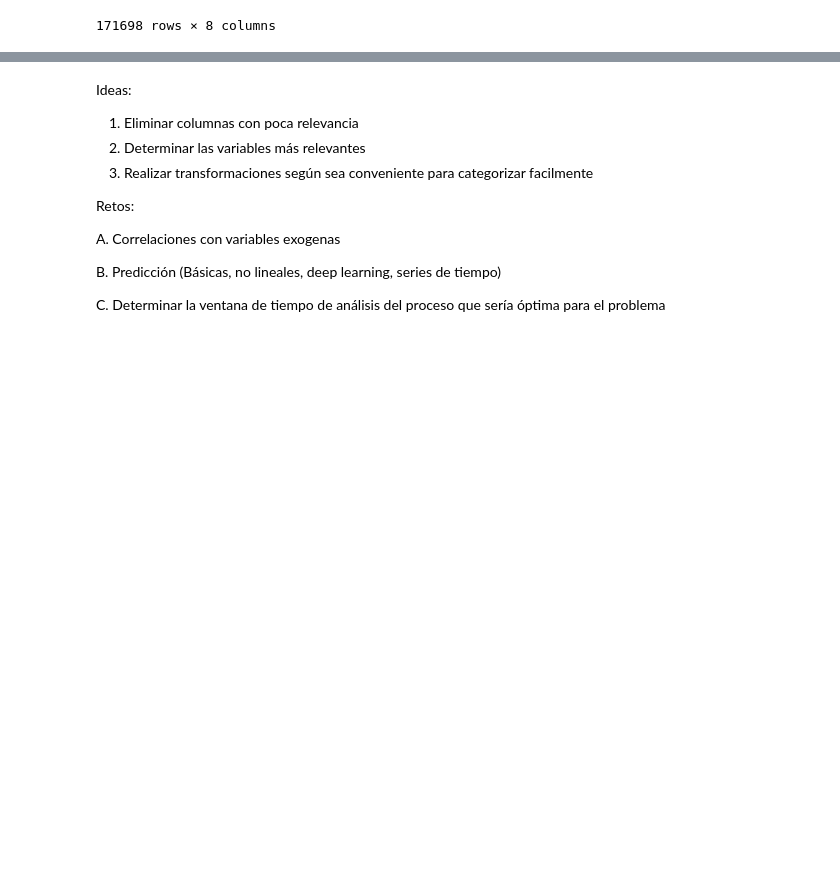
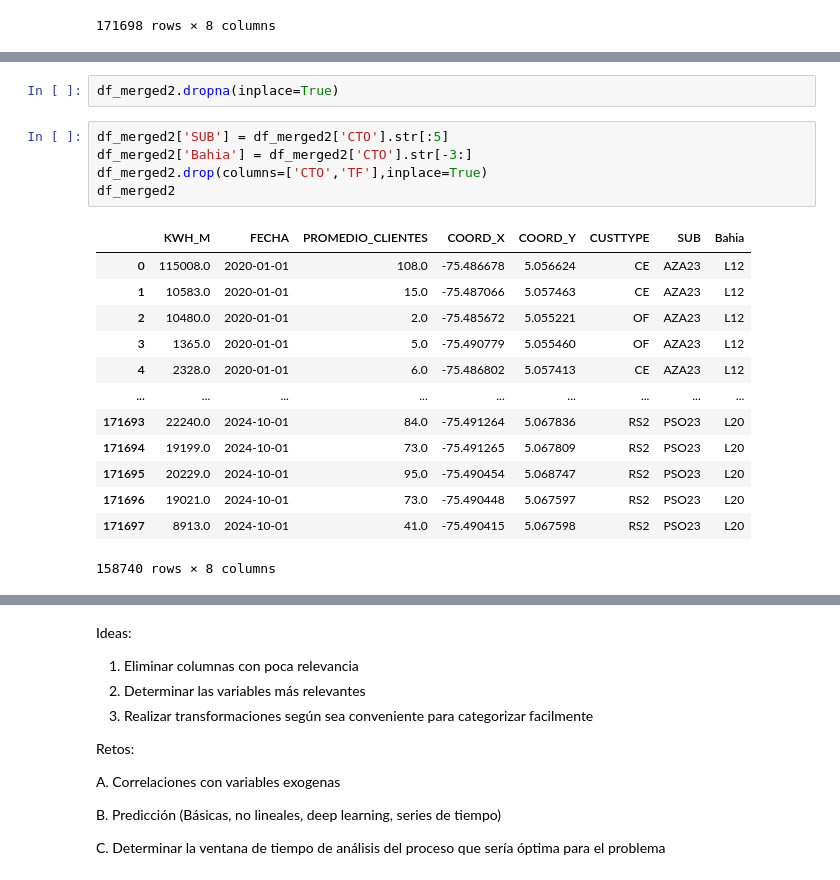
Before and after one commit to alvillegasru/Proyeccion_Energia, a Jupyter notebook: Cuaderno/ProyeccionDemanda.ipynb, the cells around one changed output, grey strips where cells are left out. Saved outputs shown, nothing was run; the diff lists cells and outputs as text; blank space fills up the shorter version.

```diff
--- a/Cuaderno/ProyeccionDemanda.ipynb
+++ b/Cuaderno/ProyeccionDemanda.ipynb
@@ -211 +238,22 @@ df_no_duplicados.isnull().sum()
 dtype: int64
+# %%
+df_merged2.dropna(inplace=True)
+# %%
+df_merged2['SUB'] = df_merged2['CTO'].str[:5]
+df_merged2['Bahia'] = df_merged2['CTO'].str[-3:]
+df_merged2.drop(columns=['CTO','TF'],inplace=True)
+df_merged2
+# %% [output]
+|  | KWH_M | FECHA | PROMEDIO_CLIENTES | COORD_X | COORD_Y | CUSTTYPE | SUB | Bahia |
+| 0 | 115008.0 | 2020-01-01 | 108.0 | -75.486678 | 5.056624 | CE | AZA23 | L12 |
+| 1 | 10583.0 | 2020-01-01 | 15.0 | -75.487066 | 5.057463 | CE | AZA23 | L12 |
+| 2 | 10480.0 | 2020-01-01 | 2.0 | -75.485672 | 5.055221 | OF | AZA23 | L12 |
+| 3 | 1365.0 | 2020-01-01 | 5.0 | -75.490779 | 5.055460 | OF | AZA23 | L12 |
+| 4 | 2328.0 | 2020-01-01 | 6.0 | -75.486802 | 5.057413 | CE | AZA23 | L12 |
+| ... | ... | ... | ... | ... | ... | ... | ... | ... |
+| 171693 | 22240.0 | 2024-10-01 | 84.0 | -75.491264 | 5.067836 | RS2 | PSO23 | L20 |
+| 171694 | 19199.0 | 2024-10-01 | 73.0 | -75.491265 | 5.067809 | RS2 | PSO23 | L20 |
+| 171695 | 20229.0 | 2024-10-01 | 95.0 | -75.490454 | 5.068747 | RS2 | PSO23 | L20 |
+| 171696 | 19021.0 | 2024-10-01 | 73.0 | -75.490448 | 5.067597 | RS2 | PSO23 | L20 |
+| 171697 | 8913.0 | 2024-10-01 | 41.0 | -75.490415 | 5.067598 | RS2 | PSO23 | L20 |
+158740 rows × 8 columns
```
Also changed, not shown: parts of 14 cells of this notebook.
